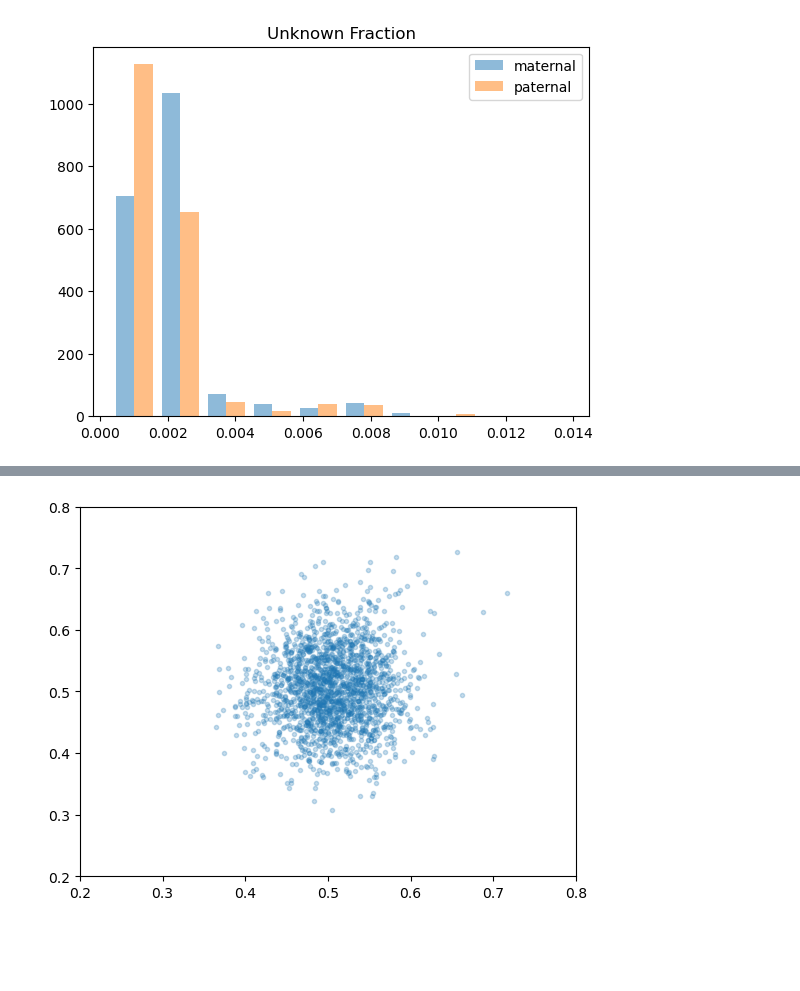
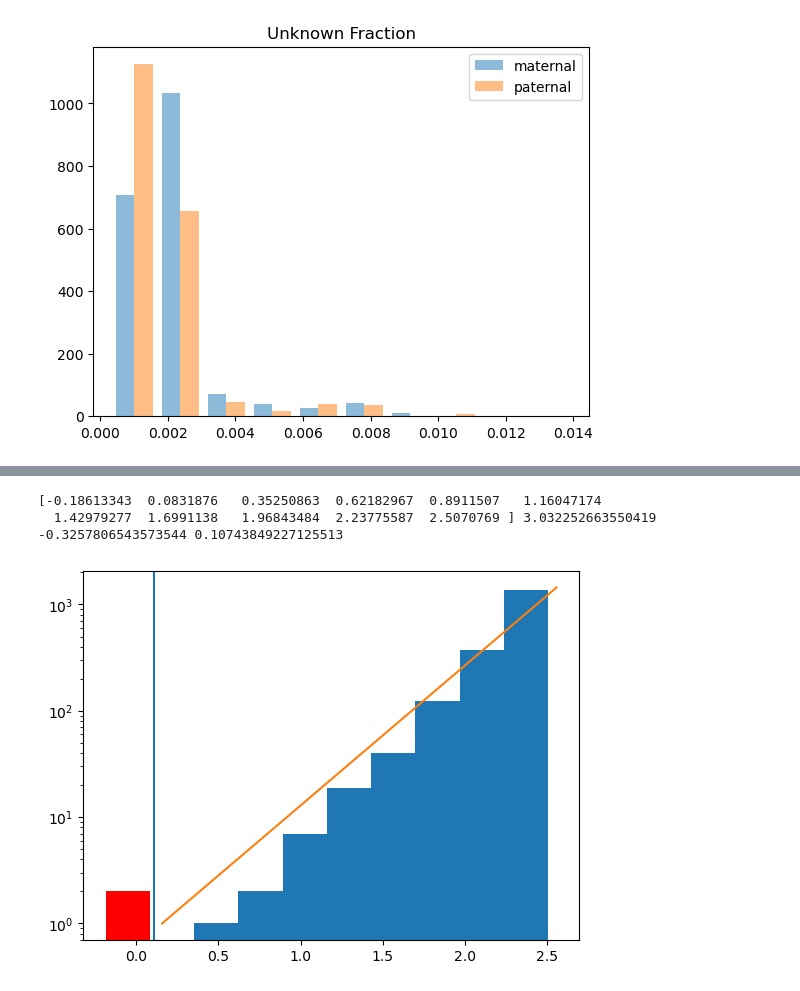
Before and after one commit to kpaskov/PhasingFamilies, a Jupyter notebook: qc/Visualize-Sibpair-IBD.ipynb, the cells around one changed output, grey strips where cells are left out. Drawn from its saved outputs; the diff is of its cells as text; code cells hidden in the pictures; blank space fills up the shorter version.

```diff
--- a/qc/Visualize-Sibpair-IBD.ipynb
+++ b/qc/Visualize-Sibpair-IBD.ipynb
@@ -18,0 +11,13 @@ sibpairs 1934
+# %%
+data_dir = '../../DATA/ssc.hg38'
+#phase_name = 'X'
+phase_name = None
+#phase_name = 'noHTS'
+
+colors = ['#ef6c00ff', '#4db6acff', '#b3a77dff', '#695d46ff', '#ce93d8ff', '#009668ff', ]
+x_min, x_max = 0.2, 0.8
+y_min, y_max = 0.2, 0.8
+
+if phase_name == 'X':
+    x_min, x_max = 0, 1
+    y_min, y_max = 0, 1
@@ -90,8 +106,15 @@ plt.show()
-# %%
-plt.scatter(mat_scores, pat_scores, alpha=0.25, marker='.')
-plt.xlim([0.2, 0.8])
-plt.ylim([0.2, 0.8])
-
-plt.show()
-# %% [output]
-[figure, removed]
+# %%
+detector = OutlierDetector(mat_scores[~is_identical], pat_scores[~is_identical], 0.1)
+scores = detector.score_samples(mat_scores, pat_scores)
+outlier_cutoff, m, b = detector.outlier_cutoff, detector.m, detector.b
+bins = detector.bins
+
+plt.hist(scores, bins=bins, log=True)
+plt.hist(scores[is_outlier], bins=bins, log=True, color='red')
+plt.plot([outlier_cutoff+0.05, bins[-1]+0.05], [np.exp(m*outlier_cutoff+b), np.exp(m*bins[-1]+b)])
+plt.axvline(outlier_cutoff)
+plt.show()
+# %% [output]
+[-0.18613343  0.0831876   0.35250863  0.62182967  0.8911507   1.16047174
+  1.42979277  1.6991138   1.96843484  2.23775587  2.5070769 ] 3.032252663550419 -0.3257806543573544 0.10743849227125513
+[figure, added]
```
Also changed, not shown: parts of 13 cells of this notebook, 13 other files.
